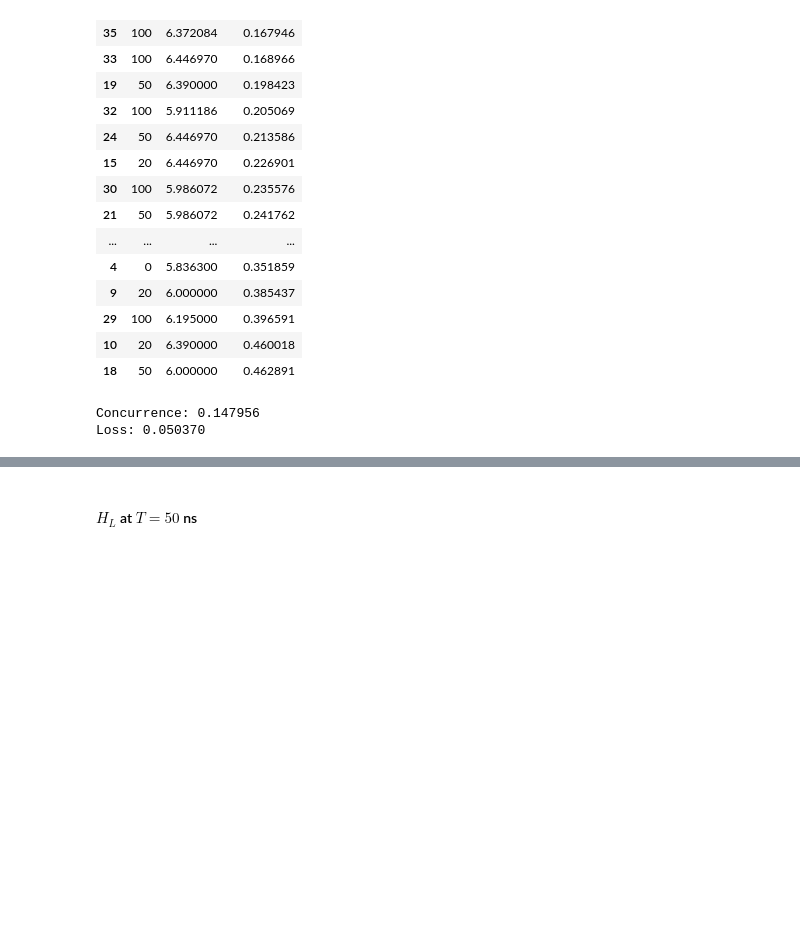
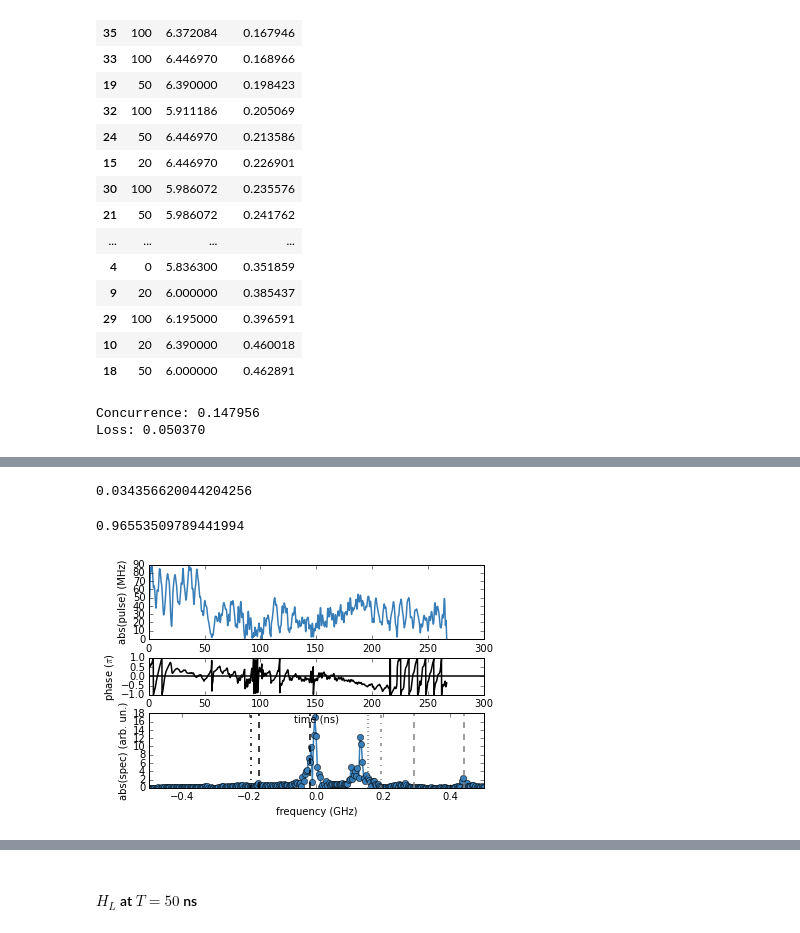
Before and after one commit to goerz-research/tmlandscape_data, a Jupyter notebook: zeta_detailed_w2_6390MHz_wc_6350MHz.ipynb, the cells around one changed output, grey strips where cells are left out. Saved outputs shown, nothing was run; the diff lists cells and outputs as text; code cells hidden in the pictures; blank space fills up the shorter version.

```diff
--- a/zeta_detailed_w2_6390MHz_wc_6350MHz.ipynb
+++ b/zeta_detailed_w2_6390MHz_wc_6350MHz.ipynb
@@ -449,0 +508,14 @@ U.concurrence() - U_guess.concurrence()
+# %%
+U.pop_loss()
+# %% [output]
+0.034356620044204256
+# %%
+U.F_avg(H_left)
+# %% [output]
+0.96553509789441994
+# %%
+QDYN.pulse.Pulse(join(rf, 'pulse.dat')).show(
+    mark_freqs=mark_freqs(rf, transition_table),
+    mark_freq_points='o', wmin=-0.5, wmax=0.5)
+# %% [output]
+[figure, added]
```
Also changed, not shown: parts of 65 cells of this notebook.
